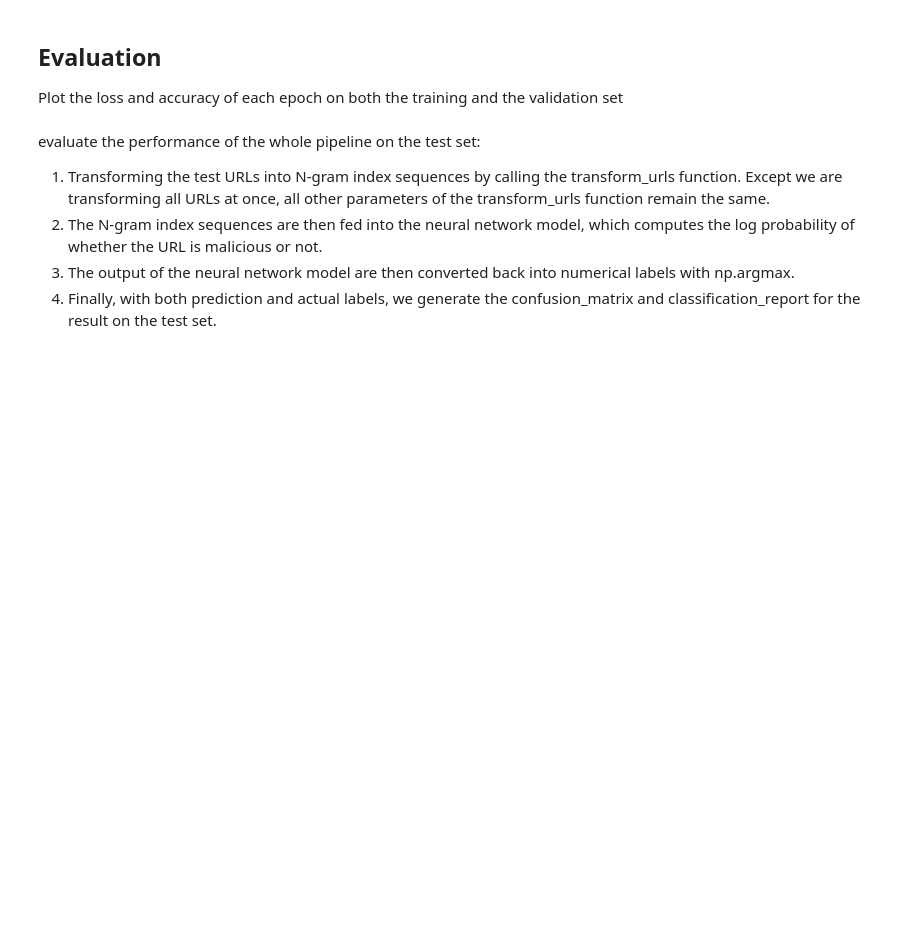
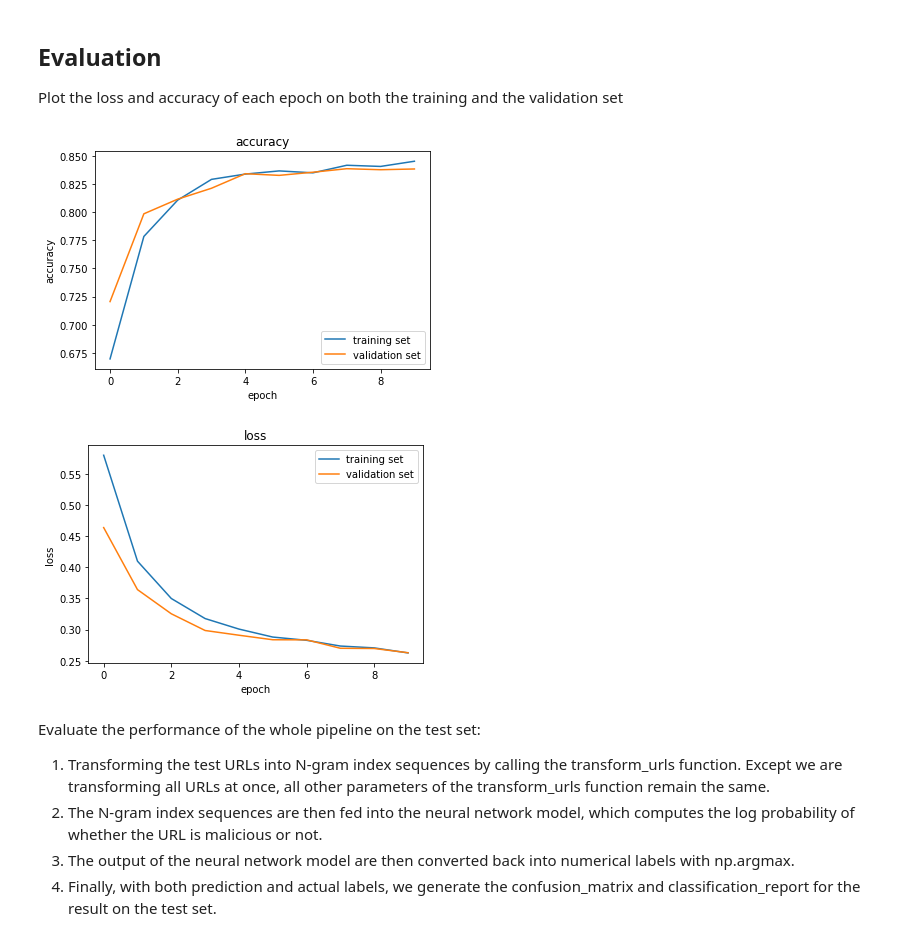
Before and after one commit to ChenChiii/HTTP_Detection, a Jupyter notebook: http_detection.ipynb, the cells around one changed output. Cells and saved outputs as stored; diff of their text form; code cells hidden in the pictures; blank space fills up the shorter version.

```diff
--- a/http_detection.ipynb
+++ b/http_detection.ipynb
@@ -297,0 +367,13 @@ print(type(cooccurrence_urls), cooccurrence_urls.shape)
+# %%
+# N of N-grams
+N = 4
+
+# Build bidirectional N-gram mapping for all URLs
+n2i_urls, i2n_urls = build_ngram_mapping(urls_train, N)
+# Build co-occurrence matrix for character N-grams from URLs
+cooccurrence_urls = build_cooccurrence_matrix(
+    urls_train, N, n2i_mapping=n2i_urls, window_size=N
+)
+
+# Review co-occurrence matrix
+print(type(cooccurrence_urls), cooccurrence_urls.shape)
@@ -312,7 +403,7 @@ Build a neural network model for classification. The neural network below is aga
 from tensorflow.keras import Sequential, layers
 from tensorflow.keras.initializers import Constant
 
-def build_model(n_ngram, embedding_dims, padded_len, n, embedding_weights, dropout_ratio=0., optimizer="adam"):
+def build_cnn_model(n_ngram, embedding_dims, padded_len, n, embedding_weights, dropout_ratio=0., optimizer="adam"):
     model = Sequential()
     # 1) Embedding layer: (*, 100) -Embedding-> (*, 100, 10)
     model.add(layers.Embedding(n_ngram + 1, embedding_weights.shape[1], input_length=padded_len+n, trainable=False, embeddings_initializer=Constant(embedding_weights)))
@@ -413,13 +504,11 @@ class SamplesWrapper(Sequence):
 # %%
 # Batch size for training
 BATCH_SIZE = 256
-# N as in N-grams
-N = 5
-# Maximum URL length
-MAX_URL_LEN = 96
 
-# Build a basic CNN model
-model_basic = build_model(
+MAX_URL_LEN = traffic_dataset[target].str.len().max()
+
+# Build a CNN model
+cnn_model = build_cnn_model(
     n_ngram=len(n2i_urls),
     embedding_dims=EMBEDDING_DIMS_SVD,
     padded_len=MAX_URL_LEN,
@@ -427,6 +516,8 @@ model_basic = build_model(
     embedding_weights=embedding_svd,
     dropout_ratio=0.25
 )
+
+cnn_model.summary()
 
 # Wrapper for training samples
 wrapper_train = SamplesWrapper(
@@ -448,4 +539,4 @@ wrapper_vali = SamplesWrapper(
 )
 
 # Train the basic model for 10 epochs
-history_basic = model_basic.fit(wrapper_train, validation_data=wrapper_vali, epochs=10)
+cnn_history = cnn_model.fit(wrapper_train, validation_data=wrapper_vali, epochs=10)
@@ -455,23 +564,26 @@ Plot the loss and accuracy of each epoch on both the training and the validation
 # %%
 from matplotlib import pyplot as plt
 
-plt.plot(history_basic.history["accuracy"])
-plt.plot(history_basic.history["val_accuracy"])
+plt.plot(cnn_history.history["accuracy"])
+plt.plot(cnn_history.history["val_accuracy"])
 plt.title("accuracy")
 plt.ylabel("accuracy")
 plt.xlabel("epoch")
 plt.legend(["training set", "validation set"])
 plt.show()
 
-plt.plot(history_basic.history["loss"])
-plt.plot(history_basic.history["val_loss"])
+plt.plot(cnn_history.history["loss"])
+plt.plot(cnn_history.history["val_loss"])
 plt.title("loss")
 plt.ylabel("loss")
 plt.xlabel("epoch")
 plt.legend(["training set", "validation set"])
 plt.show()
+# %% [output]
+[figure, added]
+[figure, added]
 # %% [markdown]
-evaluate the performance of the whole pipeline on the test set:
+Evaluate the performance of the whole pipeline on the test set:
 1. Transforming the test URLs into N-gram index sequences by calling the transform_urls function. Except we are transforming all URLs at once, all other parameters of the transform_urls function remain the same.
 2. The N-gram index sequences are then fed into the neural network model, which computes the log probability of whether the URL is malicious or not.
 3. The output of the neural network model are then converted back into numerical labels with np.argmax.
```
Also changed, not shown: parts of 19 cells of this notebook.
